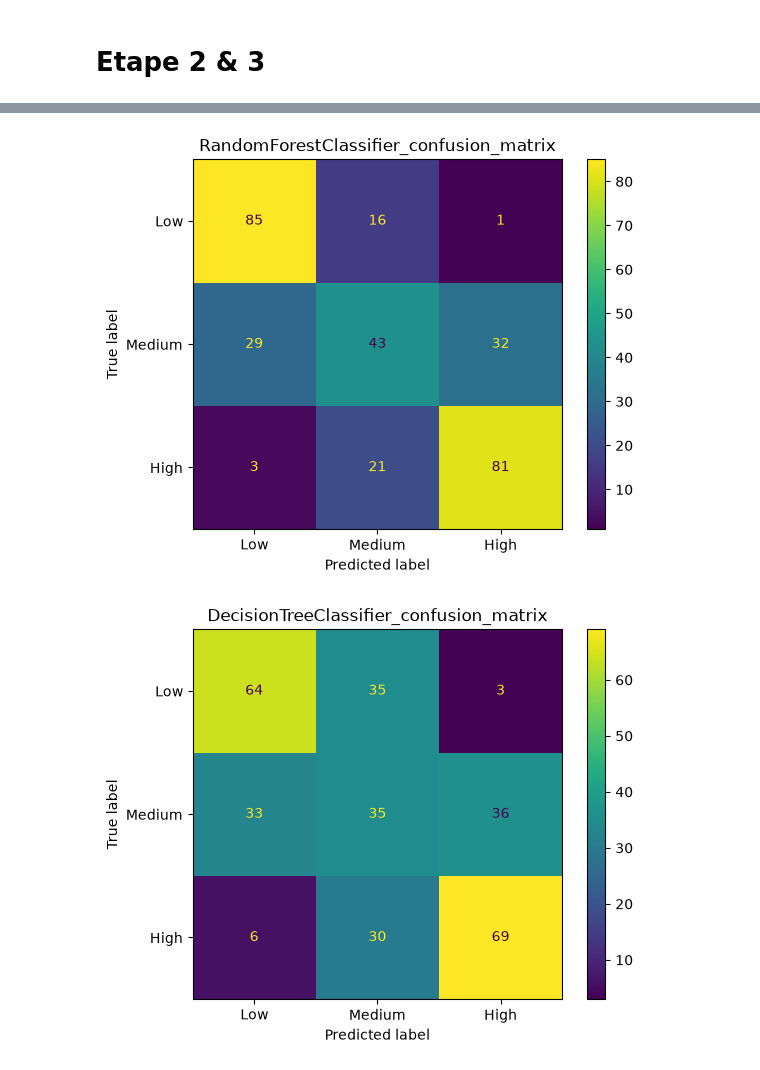
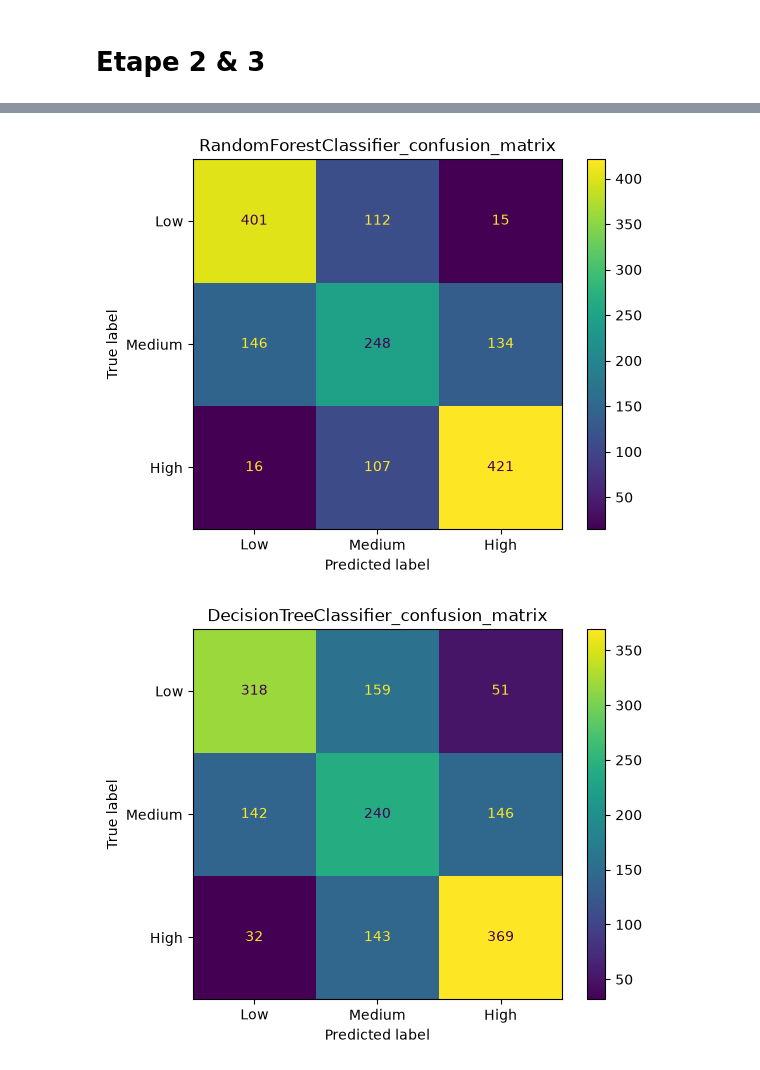
Before and after one commit to MohammedBentalb/Lantern, a Jupyter notebook: notebooks/mental_health_risk_analysis_and_modeling.ipynb, the cells around one changed output, grey strips where cells are left out. Drawn from its saved outputs; the diff is of its cells as text; code cells hidden in the pictures.

Commit message:
refactor: rename the eda notebook to cover the full analysis and modeling flow and compare bare and tuned models

```diff
--- a/notebooks/eda.ipynb
+++ b/notebooks/mental_health_risk_analysis_and_modeling.ipynb
@@ -329,7 +329,7 @@ dtype: float64
 # Etape 2 & 3
 # %%
 x_train, x_test, y_train, y_test = split_data_stractified(*get_X_Y(df))
-x_train, y_train, x_test = preprocess_data(x_train, y_train, x_test, remove_outliers=True, outliers_method='iqr', handle_social_media=True)
+x_train, y_train, x_test = preprocess_data(x_train, y_train, x_test)
 models, params = get_models_with_params()
 grids = {name: train_grid_search(x_train, y_train, model, params[name]) for name, model in models.items()}
 grids_summary = summarize_grids(grids)
@@ -345,14 +345,18 @@ from sklearn import pipeline
 from sklearn.metrics import ConfusionMatrixDisplay
 
 from brief_croise_1.config.conf import TARGET_LABELS
-from brief_croise_1.train import train_bare_model
+from brief_croise_1.train import train_bare_model, train_cross_val_bare_model
 
-models , _ = get_models_with_params()
+models , params = get_models_with_params()
 bare_results = {}
 for name , model in models.items():
-    res = train_bare_model(x_train, y_train, model)
+    # res = train_bare_model(x_train, y_train, model)
+    res, score = train_cross_val_bare_model(x_train, y_train, model)
     bare_results[name] = res
     ConfusionMatrixDisplay(res['cm'], display_labels=TARGET_LABELS).plot()
     plt.title(f"{name}_confusion_matrix")
     plt.show()
+
+
+best = pd.DataFrame.from_dict(bare_results, orient="index").iloc[0]
 # %% [output]
@@ -360,2 +364,2 @@ for name , model in models.items():
-[figure, old version]
+[figure, new version]
-[figure, old version]
+[figure, new version]
```
Also changed, not shown: parts of 17 cells of this notebook.
